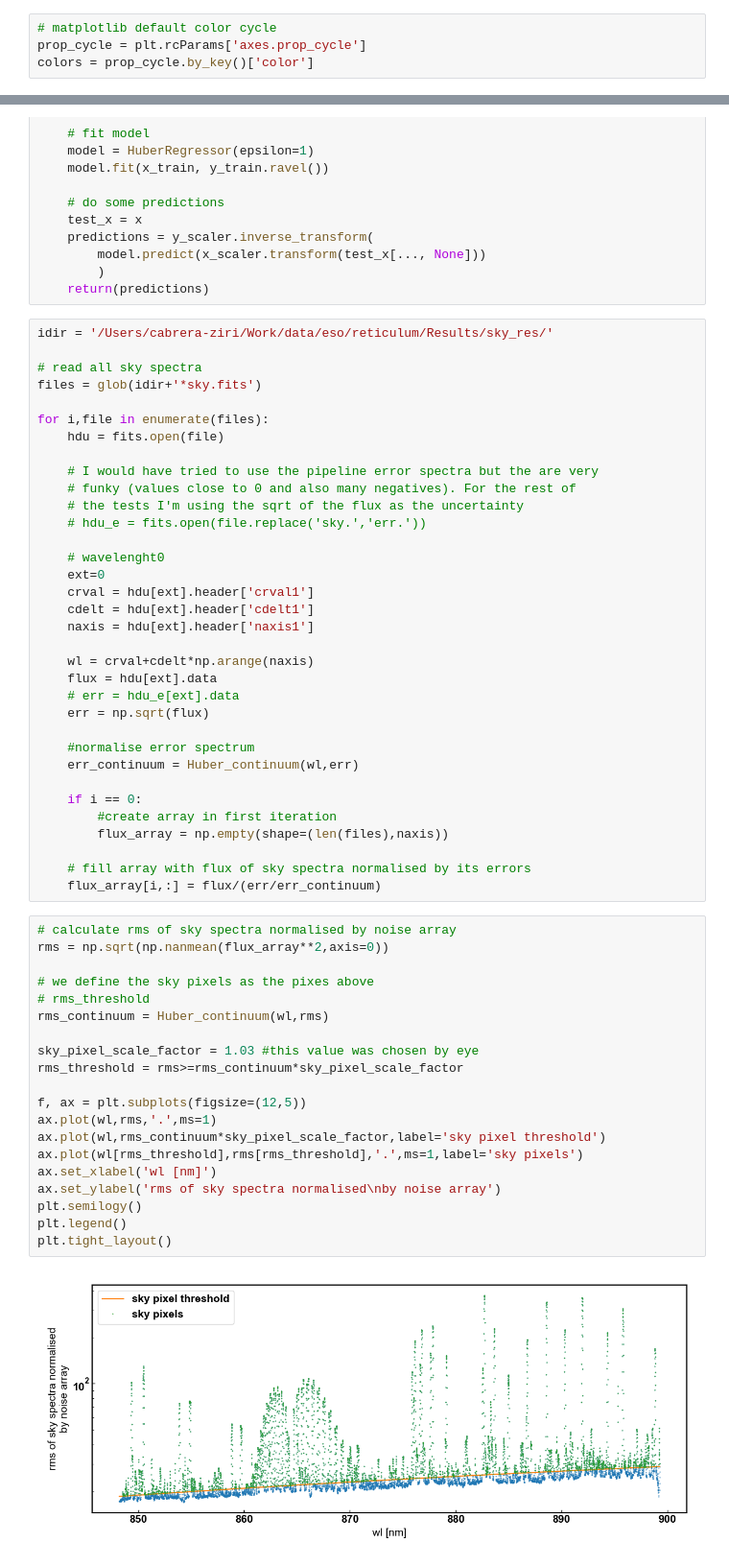
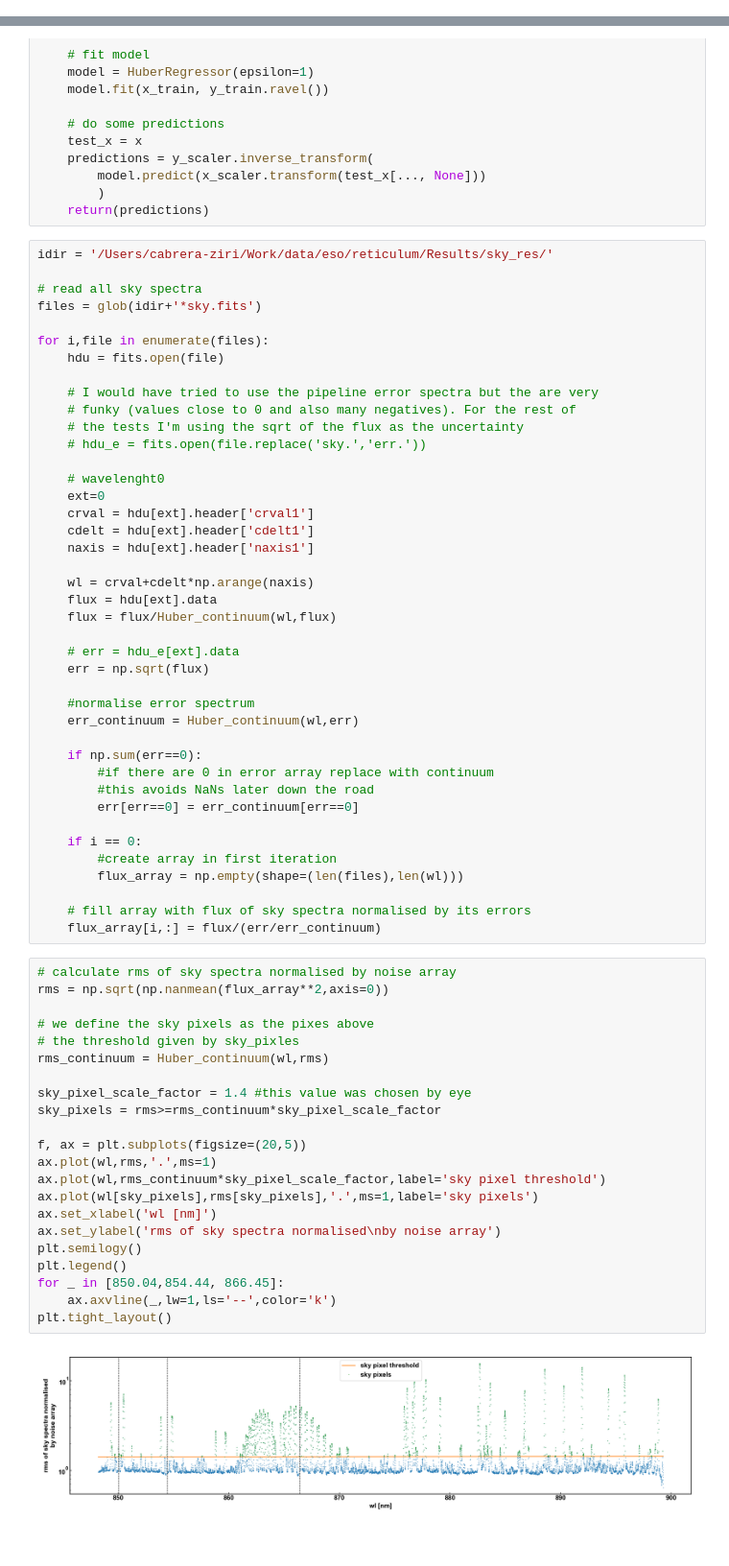
Before and after one commit to cabrera-ziri/Reticulum, a Jupyter notebook: sky_lines.ipynb, the cells around one changed output, grey strips where cells are left out. Shown at 96% size. Saved outputs shown, nothing was run; the diff lists cells and outputs as text.

```diff
--- a/sky_lines.ipynb
+++ b/sky_lines.ipynb
@@ -7,7 +8,3 @@ from glob import iglob,glob
-# %%
-# matplotlib default color cycle
-prop_cycle = plt.rcParams['axes.prop_cycle']
-colors = prop_cycle.by_key()['color']
 # %%
 from sklearn.linear_model import HuberRegressor
 from sklearn.preprocessing import StandardScaler
@@ -51,37 +48,46 @@ for i,file in enumerate(files):
 
 	wl = crval+cdelt*np.arange(naxis)
 	flux = hdu[ext].data
+	flux = flux/Huber_continuum(wl,flux)
+
 	# err = hdu_e[ext].data
 	err = np.sqrt(flux)
 
 	#normalise error spectrum
 	err_continuum = Huber_continuum(wl,err)
 
+	if np.sum(err==0):
+		#if there are 0 in error array replace with continuum
+		#this avoids NaNs later down the road
+		err[err==0] = err_continuum[err==0]
+
 	if i == 0:
 		#create array in first iteration
-		flux_array = np.empty(shape=(len(files),naxis))
+		flux_array = np.empty(shape=(len(files),len(wl)))
 
 	# fill array with flux of sky spectra normalised by its errors
 	flux_array[i,:] = flux/(err/err_continuum)
 # %%
 # calculate rms of sky spectra normalised by noise array
 rms = np.sqrt(np.nanmean(flux_array**2,axis=0))
 
 # we define the sky pixels as the pixes above
-# rms_threshold
+# the threshold given by sky_pixles
 rms_continuum = Huber_continuum(wl,rms)
 
-sky_pixel_scale_factor = 1.03 #this value was chosen by eye
-rms_threshold = rms>=rms_continuum*sky_pixel_scale_factor
+sky_pixel_scale_factor = 1.4 #this value was chosen by eye
+sky_pixels = rms>=rms_continuum*sky_pixel_scale_factor
 
-f, ax = plt.subplots(figsize=(12,5))
+f, ax = plt.subplots(figsize=(20,5))
 ax.plot(wl,rms,'.',ms=1)
 ax.plot(wl,rms_continuum*sky_pixel_scale_factor,label='sky pixel threshold')
-ax.plot(wl[rms_threshold],rms[rms_threshold],'.',ms=1,label='sky pixels')
+ax.plot(wl[sky_pixels],rms[sky_pixels],'.',ms=1,label='sky pixels')
 ax.set_xlabel('wl [nm]')
 ax.set_ylabel('rms of sky spectra normalised\nby noise array')
 plt.semilogy()
 plt.legend()
+for _ in [850.04,854.44, 866.45]:
+    ax.axvline(_,lw=1,ls='--',color='k')
 plt.tight_layout()
 # %% [output]
-[figure, old version]
+[figure, new version]
```
Also changed, not shown: parts of 12 cells of this notebook, 1 other file.
